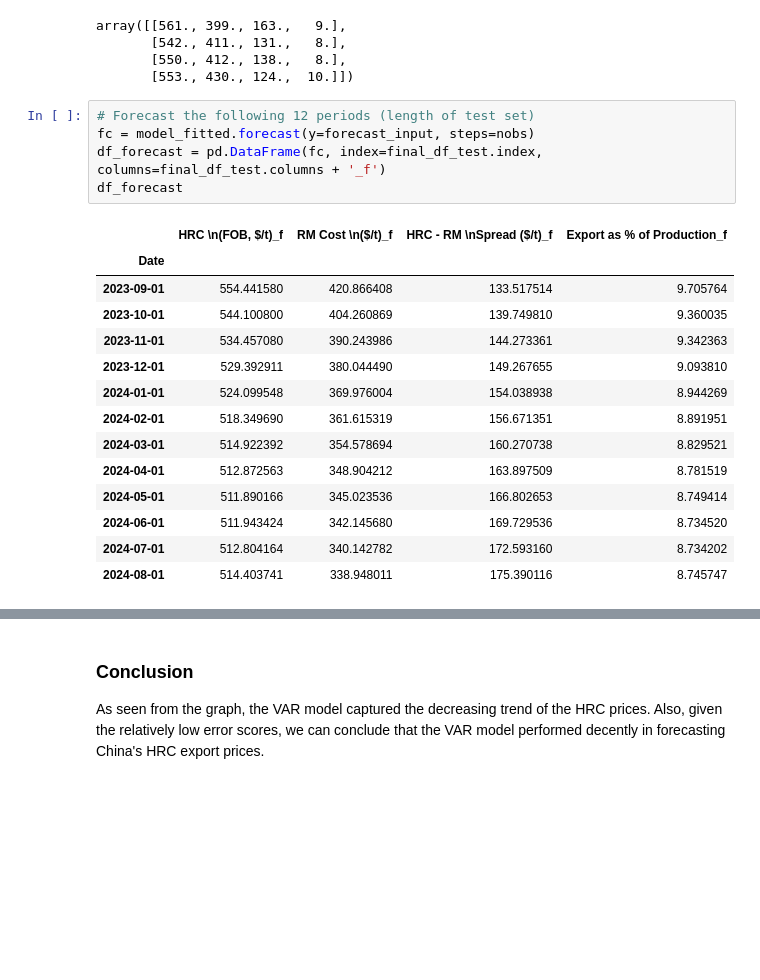
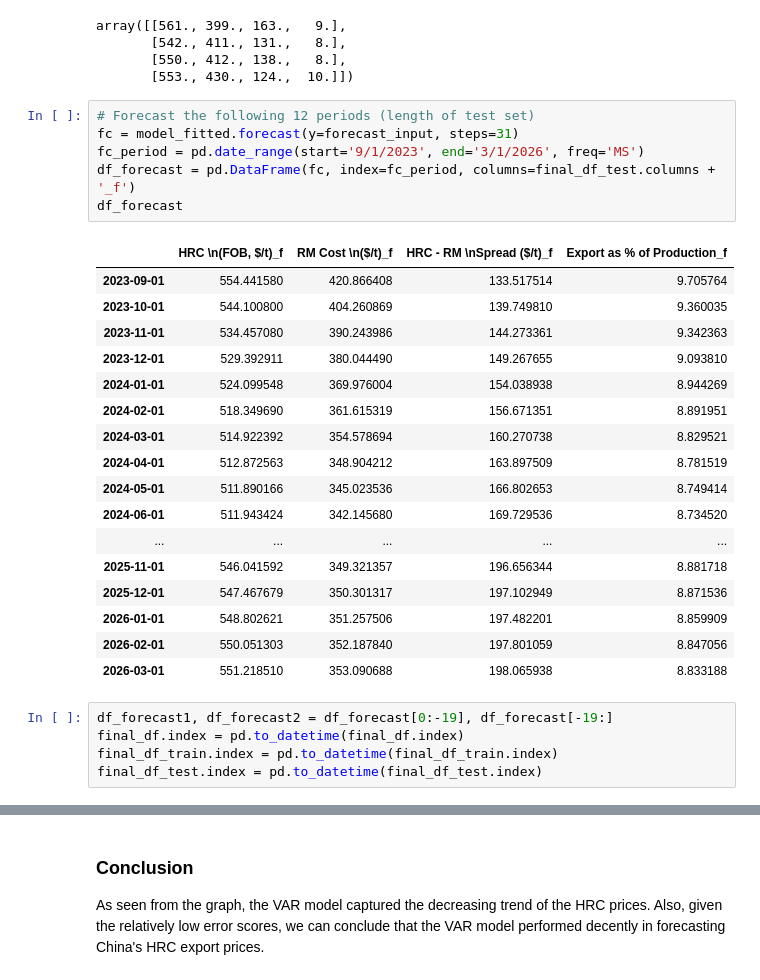
Before and after one commit to nguyenhpnguyen/BT4103-Business-Analytics-Capstone-Project, a Jupyter notebook: notebook/var.ipynb, the cells around one changed output, grey strips where cells are left out. Cells and saved outputs as stored; diff of their text form; blank space fills up the shorter version.

```diff
--- a/notebook/var.ipynb
+++ b/notebook/var.ipynb
@@ -151,12 +389,12 @@ array([[561., 399., 163.,   9.],
        [553., 430., 124.,  10.]])
 # %%
 # Forecast the following 12 periods (length of test set)
-fc = model_fitted.forecast(y=forecast_input, steps=nobs)
-df_forecast = pd.DataFrame(fc, index=final_df_test.index, columns=final_df_test.columns + '_f')
+fc = model_fitted.forecast(y=forecast_input, steps=31)
+fc_period = pd.date_range(start='9/1/2023', end='3/1/2026', freq='MS')
+df_forecast = pd.DataFrame(fc, index=fc_period, columns=final_df_test.columns + '_f')
 df_forecast
 # %% [output]
 |  | HRC \n(FOB, $/t)_f | RM Cost \n($/t)_f | HRC - RM \nSpread ($/t)_f | Export as % of Production_f |
-| Date |  |  |  |  |
 | 2023-09-01 | 554.441580 | 420.866408 | 133.517514 | 9.705764 |
 | 2023-10-01 | 544.100800 | 404.260869 | 139.749810 | 9.360035 |
 | 2023-11-01 | 534.457080 | 390.243986 | 144.273361 | 9.342363 |
@@ -167,8 +405,17 @@ df_forecast
 | 2024-04-01 | 512.872563 | 348.904212 | 163.897509 | 8.781519 |
 | 2024-05-01 | 511.890166 | 345.023536 | 166.802653 | 8.749414 |
 | 2024-06-01 | 511.943424 | 342.145680 | 169.729536 | 8.734520 |
-| 2024-07-01 | 512.804164 | 340.142782 | 172.593160 | 8.734202 |
-| 2024-08-01 | 514.403741 | 338.948011 | 175.390116 | 8.745747 |
+| ... | ... | ... | ... | ... |
+| 2025-11-01 | 546.041592 | 349.321357 | 196.656344 | 8.881718 |
+| 2025-12-01 | 547.467679 | 350.301317 | 197.102949 | 8.871536 |
+| 2026-01-01 | 548.802621 | 351.257506 | 197.482201 | 8.859909 |
+| 2026-02-01 | 550.051303 | 352.187840 | 197.801059 | 8.847056 |
+| 2026-03-01 | 551.218510 | 353.090688 | 198.065938 | 8.833188 |
+# %%
+df_forecast1, df_forecast2 = df_forecast[0:-19], df_forecast[-19:]
+final_df.index = pd.to_datetime(final_df.index)
+final_df_train.index = pd.to_datetime(final_df_train.index)
+final_df_test.index = pd.to_datetime(final_df_test.index)
 # %%
 # Compare forecasted with actual results
 fig, ax = plt.subplots(figsize=(12, 6))
```
Also changed, not shown: parts of 36 cells of this notebook.
